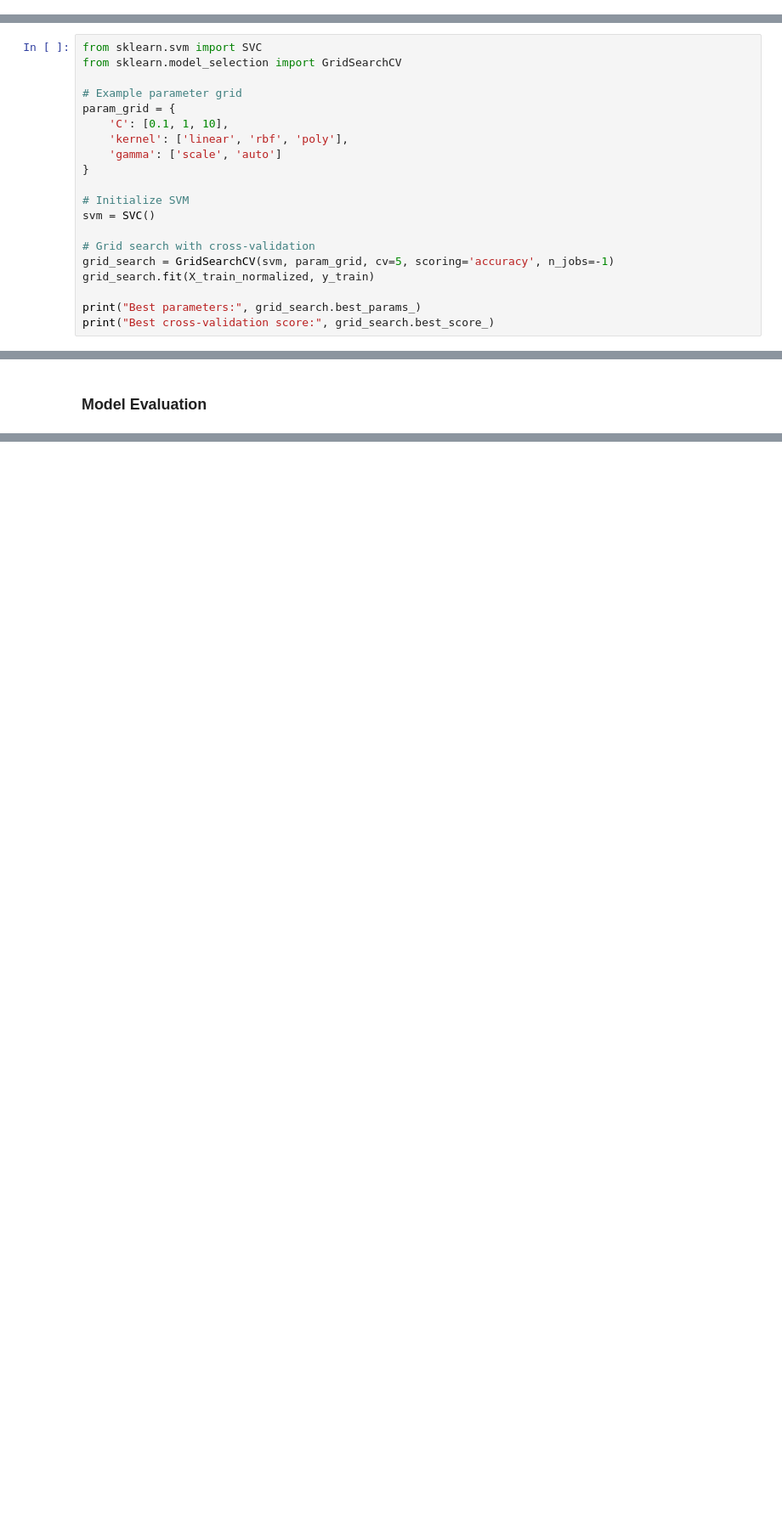
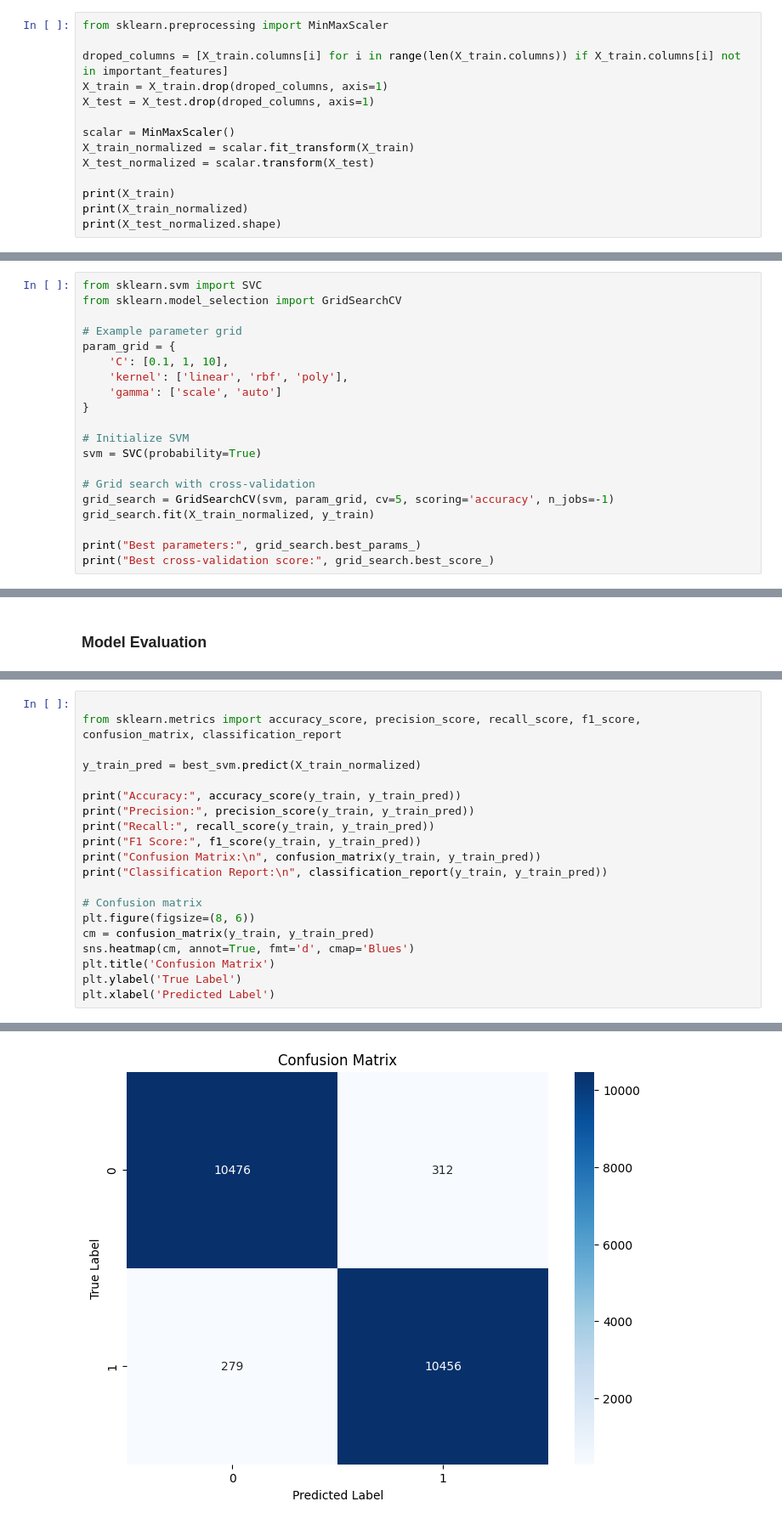
Before and after one commit to abdalrahmanf2/computation-project, a Jupyter notebook: project.ipynb, the cells around one changed output, grey strips where cells are left out. Shown at 85% size. Drawn from its saved outputs; the diff is of its cells as text; blank space fills up the shorter version.

```diff
--- a/project.ipynb
+++ b/project.ipynb
@@ -464,0 +500,14 @@ weighted avg       0.97      0.97      0.97      5381
+# %%
+from sklearn.preprocessing import MinMaxScaler
+
+droped_columns = [X_train.columns[i] for i in range(len(X_train.columns)) if X_train.columns[i] not in important_features]
+X_train = X_train.drop(droped_columns, axis=1)
+X_test = X_test.drop(droped_columns, axis=1)
+
+scalar = MinMaxScaler()
+X_train_normalized = scalar.fit_transform(X_train)
+X_test_normalized = scalar.transform(X_test)
+
+print(X_train)
+print(X_train_normalized)
+print(X_test_normalized.shape)
@@ -478,7 +545,7 @@ param_grid = {
 }
 
 # Initialize SVM
-svm = SVC()
+svm = SVC(probability=True)
 
 # Grid search with cross-validation
 grid_search = GridSearchCV(svm, param_grid, cv=5, scoring='accuracy', n_jobs=-1)
@@ -515,0 +567,21 @@ weighted avg       0.97      0.97      0.97      5381
+# %%
+
+from sklearn.metrics import accuracy_score, precision_score, recall_score, f1_score, confusion_matrix, classification_report
+
+y_train_pred = best_svm.predict(X_train_normalized)
+
+print("Accuracy:", accuracy_score(y_train, y_train_pred))
+print("Precision:", precision_score(y_train, y_train_pred))
+print("Recall:", recall_score(y_train, y_train_pred))
+print("F1 Score:", f1_score(y_train, y_train_pred))
+print("Confusion Matrix:\n", confusion_matrix(y_train, y_train_pred))
+print("Classification Report:\n", classification_report(y_train, y_train_pred))
+
+# Confusion matrix
+plt.figure(figsize=(8, 6))
+cm = confusion_matrix(y_train, y_train_pred)
+sns.heatmap(cm, annot=True, fmt='d', cmap='Blues')
+plt.title('Confusion Matrix')
+plt.ylabel('True Label')
+plt.xlabel('Predicted Label')
+# %% [output]
@@ -515,0 +605 @@ weighted avg       0.97      0.97      0.97      5381
+[figure, added]
```
Also changed, not shown: parts of 25 cells of this notebook, 33 other files.
